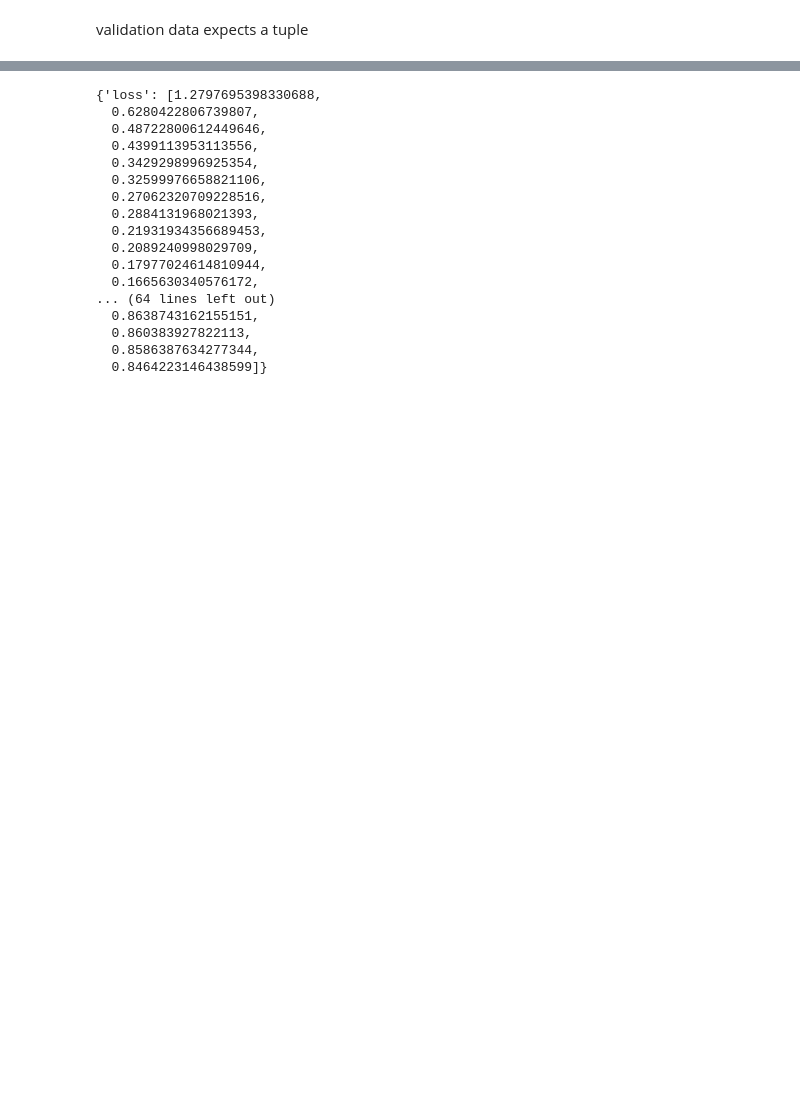
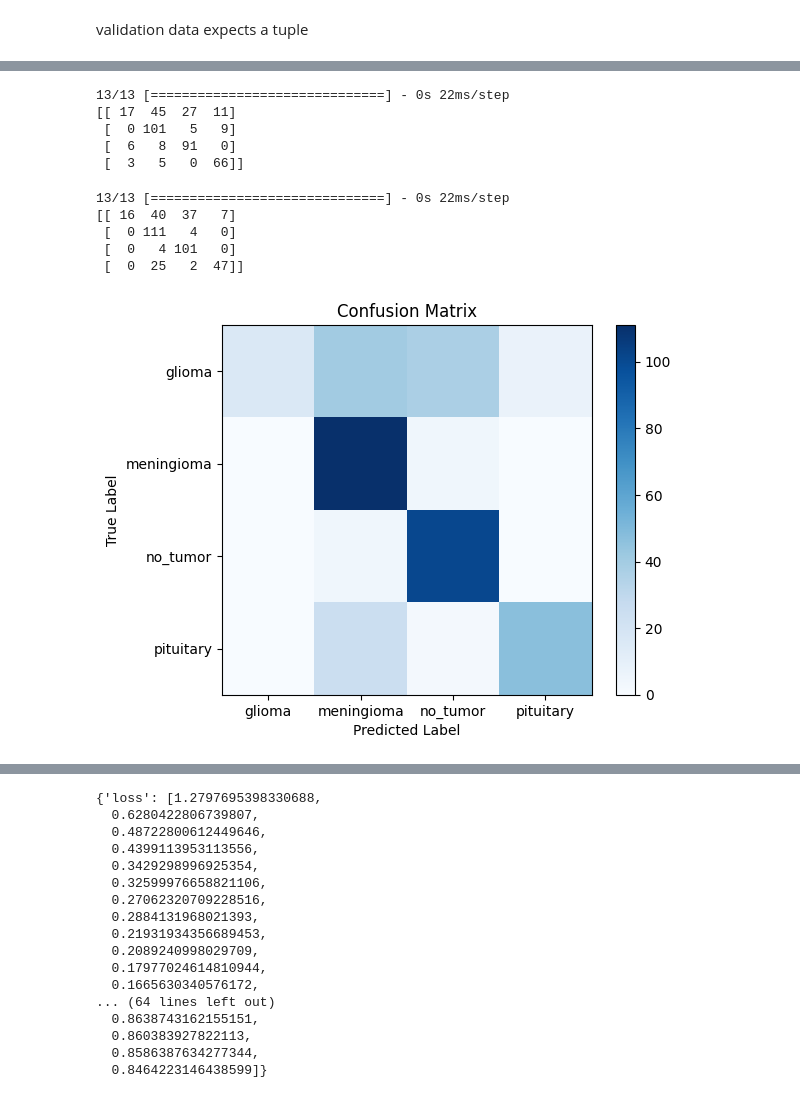
Before and after one commit to Skyrub-dev/BT_AI, a Jupyter notebook: Copy_of_BT_AI.ipynb, the cells around one changed output, grey strips where cells are left out. Cells and saved outputs as stored; diff of their text form; code cells hidden in the pictures; blank space fills up the shorter version.

```diff
--- a/Copy_of_BT_AI.ipynb
+++ b/Copy_of_BT_AI.ipynb
@@ -185,0 +273,7 @@ ValueError: ignored
+# %%
+y_train_onehot = []
+for i in y_train:
+  y_train_onehot.append(labels.index(i))
+#num_classes = 10
+y_train = y_onehot
+y_train = tf.keras.utils.to_categorical(y_train)
@@ -447 +633,33 @@ validation data expects a tuple
+# %%
+from sklearn.metrics import confusion_matrix
+y_pred = np.argmax(model.predict(x_test), axis=1)
+cm = confusion_matrix(np.argmax(y_test, axis=1), y_pred)
+print(cm)
+# %% [output]
+13/13 [==============================] - 0s 22ms/step
+[[ 17  45  27  11]
+ [  0 101   5   9]
+ [  6   8  91   0]
+ [  3   5   0  66]]
+# %%
+from sklearn.metrics import confusion_matrix
+y_pred = np.argmax(model.predict(x_test), axis=1)
+cm = confusion_matrix(np.argmax(y_test, axis=1), y_pred)
+print(cm)
+
+plt.imshow(cm, cmap='Blues')
+plt.title('Confusion Matrix')
+plt.colorbar()
+plt.xticks([0, 1, 2, 3], ['glioma', 'meningioma', 'no_tumor', 'pituitary'])
+plt.yticks([0, 1, 2, 3], ['glioma', 'meningioma', 'no_tumor', 'pituitary'])
+plt.xlabel('Predicted Label')
+plt.ylabel('True Label')
+plt.show()
+# %% [output]
+13/13 [==============================] - 0s 22ms/step
+[[ 16  40  37   7]
+ [  0 111   4   0]
+ [  0   4 101   0]
+ [  0  25   2  47]]
+[figure, added]
 # %%
```
Also changed, not shown: parts of 35 cells of this notebook.
